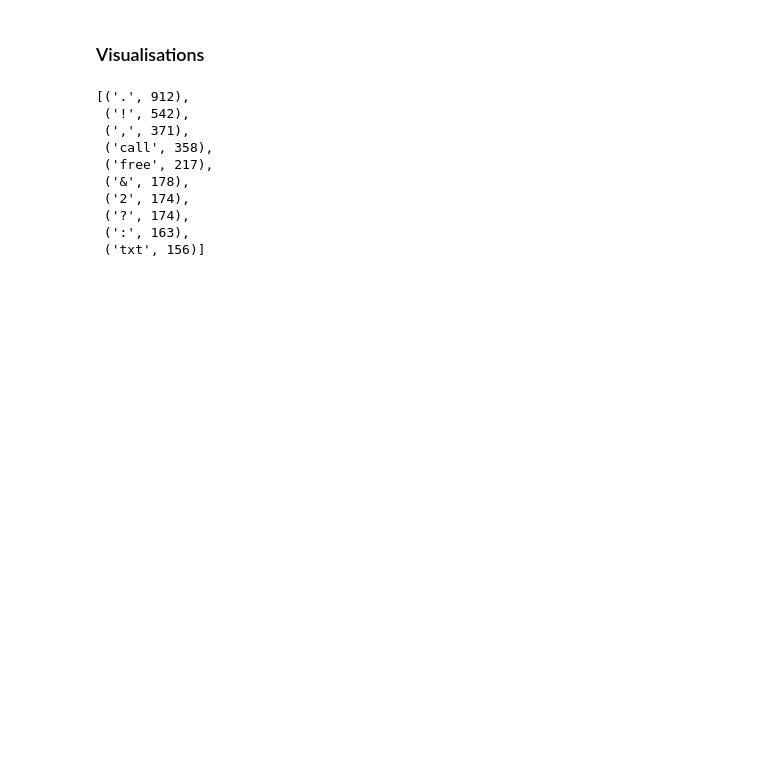
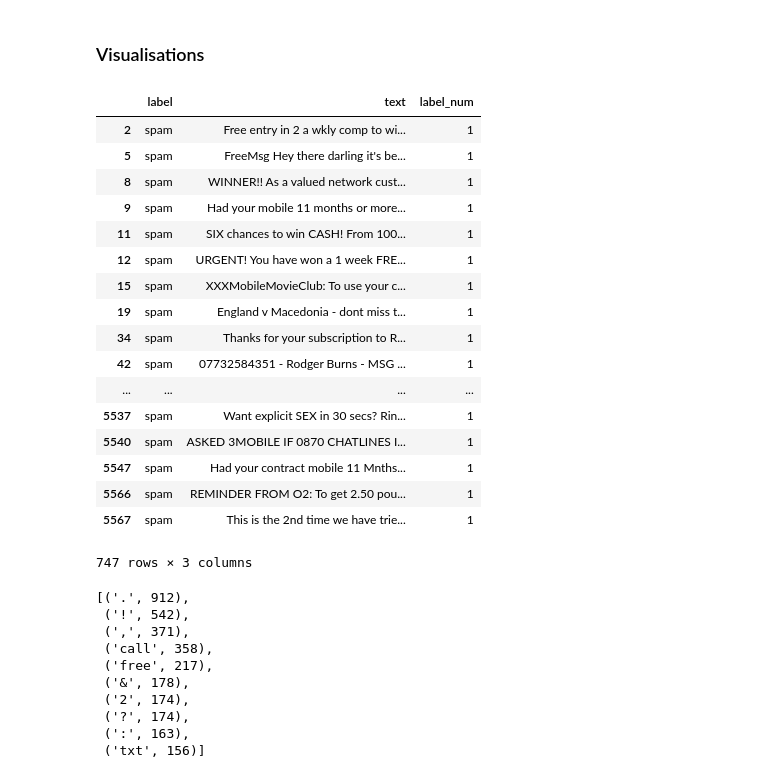
Before and after one commit to a35931chi/AI-Paralegal, a Jupyter notebook: Study - Spam Detection v1.ipynb, the cells around one changed output. Drawn from its saved outputs; the diff is of its cells as text; code cells hidden in the pictures; blank space fills up the shorter version.

Commit message:
get more familiar with text classification code in preparation for the docket texts

```diff
--- a/Study - Spam Detection v1.ipynb
+++ b/Study - Spam Detection v1.ipynb
@@ -179,6 +179,27 @@ X_test_df = vect.transform(X_test)
 # %%
 spam = data[data.label_num == 1]
 ham = data[data.label_num == 0]
+# %%
+spam
+# %% [output]
+|  | label | text | label_num |
+| 2 | spam | Free entry in 2 a wkly comp to wi... | 1 |
+| 5 | spam | FreeMsg Hey there darling it's be... | 1 |
+| 8 | spam | WINNER!! As a valued network cust... | 1 |
+| 9 | spam | Had your mobile 11 months or more... | 1 |
+| 11 | spam | SIX chances to win CASH! From 100... | 1 |
+| 12 | spam | URGENT! You have won a 1 week FRE... | 1 |
+| 15 | spam | XXXMobileMovieClub: To use your c... | 1 |
+| 19 | spam | England v Macedonia - dont miss t... | 1 |
+| 34 | spam | Thanks for your subscription to R... | 1 |
+| 42 | spam | 07732584351 - Rodger Burns - MSG ... | 1 |
+| ... | ... | ... | ... |
+| 5537 | spam | Want explicit SEX in 30 secs? Rin... | 1 |
+| 5540 | spam | ASKED 3MOBILE IF 0870 CHATLINES I... | 1 |
+| 5547 | spam | Had your contract mobile 11 Mnths... | 1 |
+| 5566 | spam | REMINDER FROM O2: To get 2.50 pou... | 1 |
+| 5567 | spam | This is the 2nd time we have trie... | 1 |
+747 rows × 3 columns
 # %%
 %%time
 ham_words = ''
```
